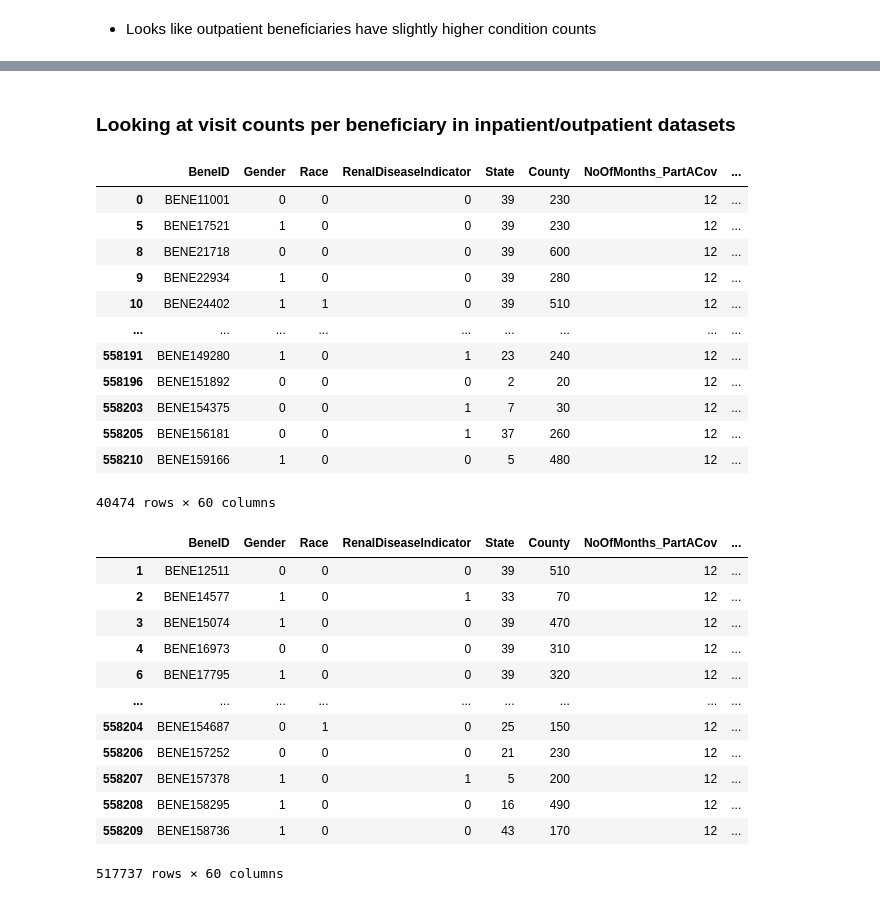
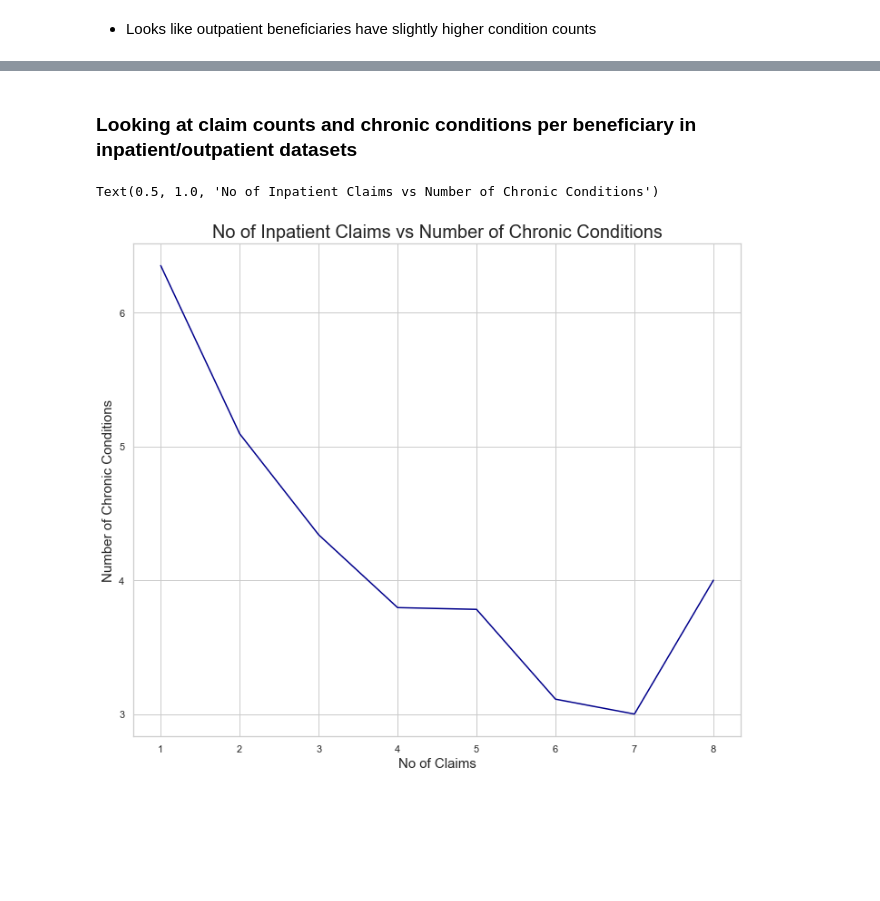
Before and after one commit to suhitasva/Capstone_Project, a Jupyter notebook: EDA_Clust_2.ipynb, the cells around one changed output, grey strips where cells are left out. Drawn from its saved outputs; the diff is of its cells as text; code cells hidden in the pictures; blank space fills up the shorter version.

```diff
--- a/EDA_Clust_2.ipynb
+++ b/EDA_Clust_2.ipynb
@@ -131,34 +172,23 @@ dtype: float64
 # %% [markdown]
-### Looking at visit counts per beneficiary in inpatient/outpatient datasets
+### Looking at claim counts and chronic conditions per beneficiary in inpatient/outpatient datasets
-# %%
-inp_df[['BeneID','ClaimID','Chr_Cond_Count']].groupby('BeneID')
-# %% [output]
-|  | BeneID | Gender | Race | RenalDiseaseIndicator | State | County | NoOfMonths_PartACov | ... |
-| 0 | BENE11001 | 0 | 0 | 0 | 39 | 230 | 12 | ... |
-| 5 | BENE17521 | 1 | 0 | 0 | 39 | 230 | 12 | ... |
-| 8 | BENE21718 | 0 | 0 | 0 | 39 | 600 | 12 | ... |
-| 9 | BENE22934 | 1 | 0 | 0 | 39 | 280 | 12 | ... |
-| 10 | BENE24402 | 1 | 1 | 0 | 39 | 510 | 12 | ... |
-| ... | ... | ... | ... | ... | ... | ... | ... | ... |
-| 558191 | BENE149280 | 1 | 0 | 1 | 23 | 240 | 12 | ... |
-| 558196 | BENE151892 | 0 | 0 | 0 | 2 | 20 | 12 | ... |
-| 558203 | BENE154375 | 0 | 0 | 1 | 7 | 30 | 12 | ... |
-| 558205 | BENE156181 | 0 | 0 | 1 | 37 | 260 | 12 | ... |
-| 558210 | BENE159166 | 1 | 0 | 0 | 5 | 480 | 12 | ... |
-40474 rows × 60 columns
-# %%
-out_df
-# %% [output]
-|  | BeneID | Gender | Race | RenalDiseaseIndicator | State | County | NoOfMonths_PartACov | ... |
-| 1 | BENE12511 | 0 | 0 | 0 | 39 | 510 | 12 | ... |
-| 2 | BENE14577 | 1 | 0 | 1 | 33 | 70 | 12 | ... |
-| 3 | BENE15074 | 1 | 0 | 0 | 39 | 470 | 12 | ... |
-| 4 | BENE16973 | 0 | 0 | 0 | 39 | 310 | 12 | ... |
-| 6 | BENE17795 | 1 | 0 | 0 | 39 | 320 | 12 | ... |
-| ... | ... | ... | ... | ... | ... | ... | ... | ... |
-| 558204 | BENE154687 | 0 | 1 | 0 | 25 | 150 | 12 | ... |
-| 558206 | BENE157252 | 0 | 0 | 0 | 21 | 230 | 12 | ... |
-| 558207 | BENE157378 | 1 | 0 | 1 | 5 | 200 | 12 | ... |
-| 558208 | BENE158295 | 1 | 0 | 0 | 16 | 490 | 12 | ... |
-| 558209 | BENE158736 | 1 | 0 | 0 | 43 | 170 | 12 | ... |
-517737 rows × 60 columns
+# %%
+# Create df to show mean condition count per number of claims the patient has
+
+inp_clm_chr = inp_df[['BeneID','ClaimID','Chr_Cond_Count']]\
+              .groupby('BeneID').agg(['count','mean'])
+inp_clm_chr.columns =['No_of_Claims', 'Chr_Cond_Cnt']
+inp_clm_chr = inp_clm_chr.sort_values(by=['No_of_Claims',\
+                            'Chr_Cond_Cnt']\
+                            ,ascending=[False, False])
+
+# Plotting the results
+
+plt.figure(figsize = (12,10))
+inp_clm_chr.groupby('No_of_Claims')['Chr_Cond_Cnt'].mean().plot(color='darkblue')
+plt.yticks(np.arange(3, 7, 1))
+plt.xlabel("No of Claims", fontsize = 15)
+plt.ylabel("Number of Chronic Conditions", fontsize = 15)
+plt.title("No of Inpatient Claims vs Number of Chronic Conditions", fontsize = 20)
+# %% [output]
+Text(0.5, 1.0, 'No of Inpatient Claims vs Number of Chronic Conditions')
+[figure, added]
```
Also changed, not shown: parts of 71 cells of this notebook.
